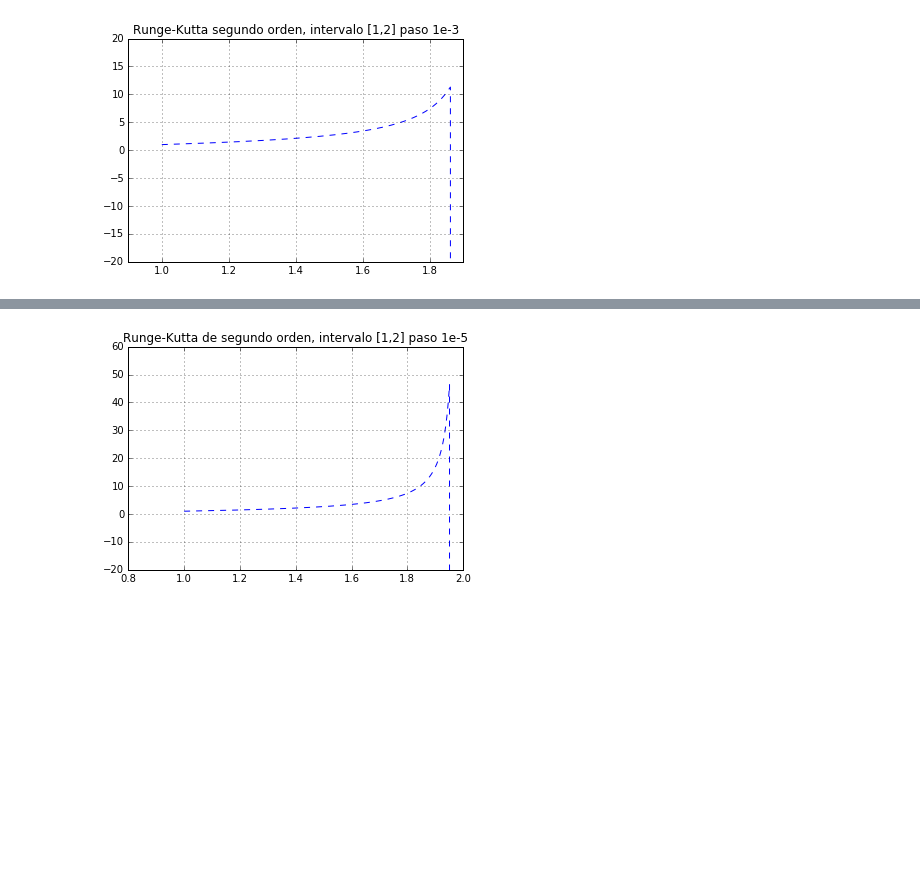
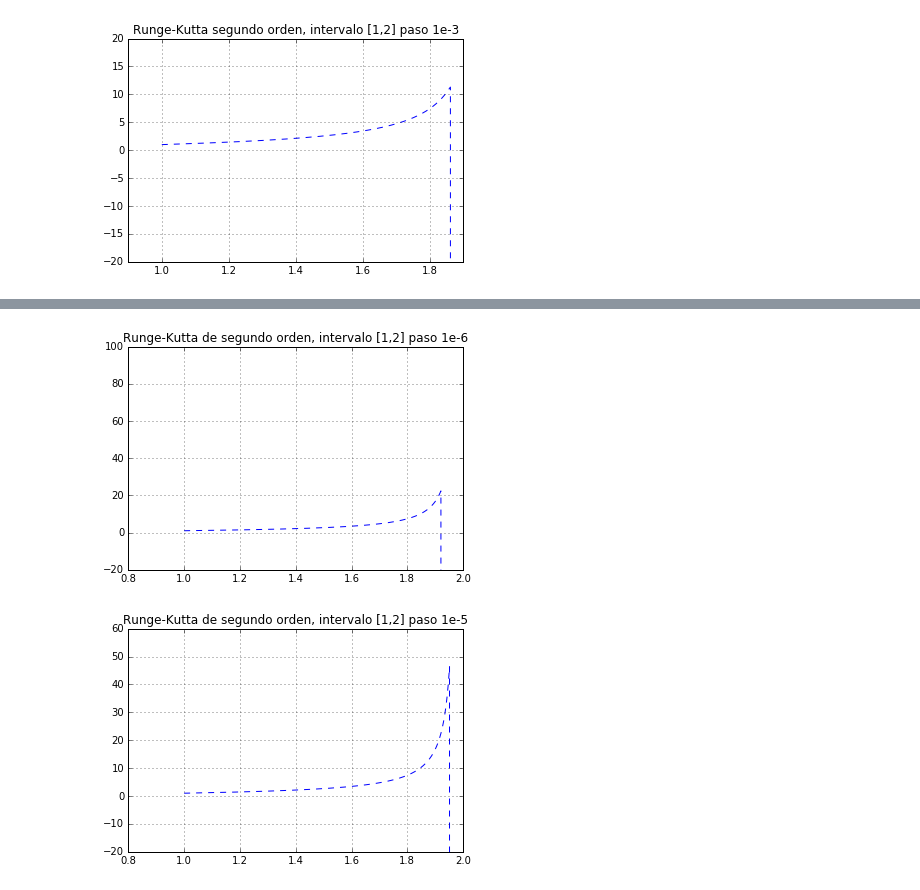
Before and after one commit to silviacrdns/TAREAS-DE-FISICA-COMPUTACIONAL, a Jupyter notebook: TAREA1.1.ipynb, the cells around one changed output, grey strips where cells are left out. Drawn from its saved outputs; the diff is of its cells as text; code cells hidden in the pictures; blank space fills up the shorter version.

```diff
--- a/TAREA1.1.ipynb
+++ b/TAREA1.1.ipynb
@@ -455,9 +455,6 @@ grid(True)
 [figure]
 # %%
 t_5,y_5=runge(ej2,[1,2,1],[1,2],h=.0001)
-plt.ylim([-20,60])
-plot(t_5,y_5[:,0],ls='--')
-plt.title(u't_5,y_5=runge(ej2,[1,2,1],[1,2],h=.000001)
 plt.ylim([-20,100])
 plot(t_5,y_5[:,0],ls='--')
 plt.title(u'Runge-Kutta de segundo orden, intervalo [1,2] paso 1e-6' )
@@ -467,3 +463,4 @@ SyntaxError: EOL while scanning string literal (<ipython-input-162-e43842a812fc>
+[figure, added]
 # %%
 t_5,y_5=runge(ej2,[1,2,1],[1,2],h=.00001)
 plt.ylim([-20,60])
```
Also changed, not shown: parts of 6 cells of this notebook.
